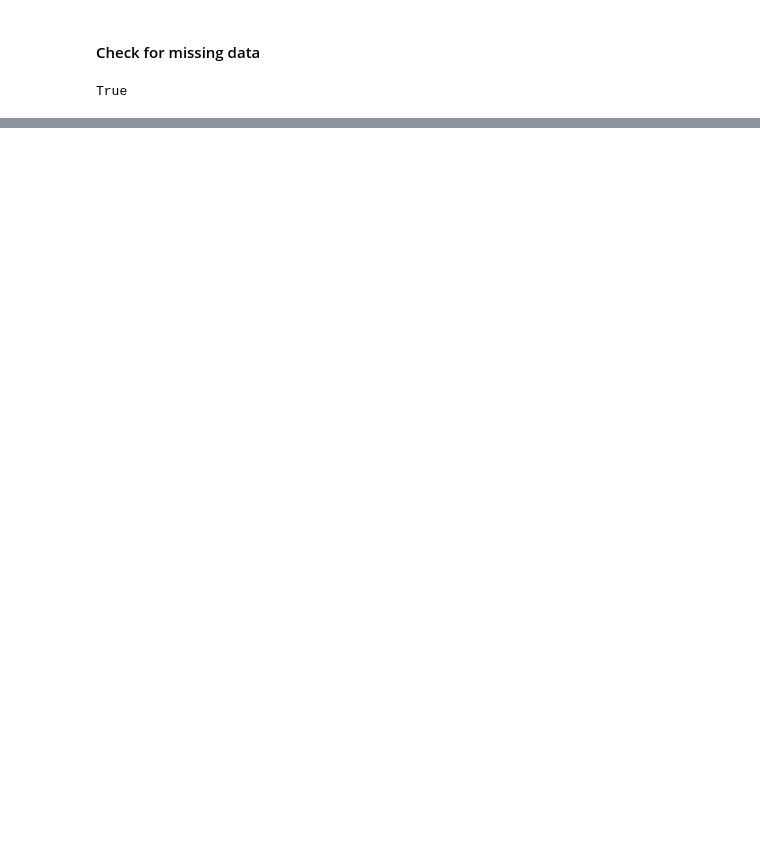
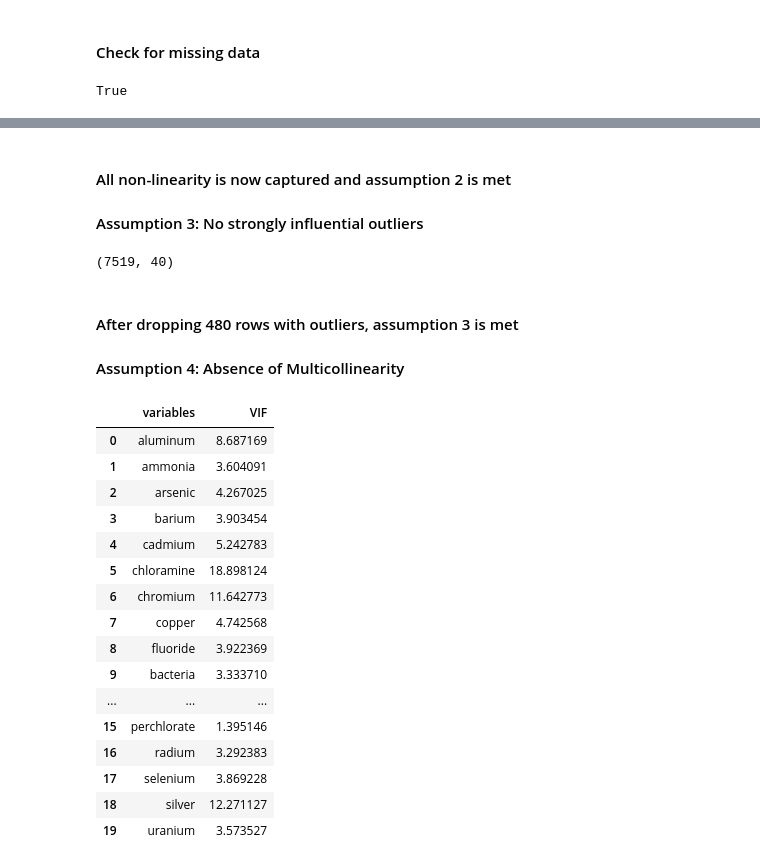
Before and after one commit to LucyDykhouse/data-solutions-capstone, a Jupyter notebook: Data Wrangling.ipynb, the cells around one changed output, grey strips where cells are left out. Drawn from its saved outputs; the diff is of its cells as text; code cells hidden in the pictures; blank space fills up the shorter version.

```diff
--- a/Data Wrangling.ipynb
+++ b/Data Wrangling.ipynb
@@ -196,0 +325,68 @@ cont_df.head()
+# %% [markdown]
+#### All non-linearity is now captured and assumption 2 is met
+
+#### Assumption 3: No strongly influential outliers
+# %%
+def get_outliers(dframe):
+    """Function to generate z-scores for each data point and
+        determine whether points are outliers
+
+        params: dframe - dataframe to check for outliers
+
+        output: array of outliers in dframe"""
+
+
+    z = np.abs(stats.zscore(check_df.iloc[:, 0:20]))
+    threshold = 3.0
+    return np.where(z > threshold)[0]
+# %%
+# Find outliers and drop the rows from dataframe
+
+outliers = get_outliers(check_df)
+check_df.drop(outliers, inplace=True)
+# %%
+# Get shape of dataframe
+check_df.shape
+# %% [output]
+(7519, 40)
+# %% [markdown]
+#### After dropping 480 rows with outliers, assumption 3 is met
+
+#### Assumption 4: Absence of Multicollinearity
+# %%
+def calc_vif(dframe):
+    """ Function to measure degree of multicollinearity using the
+        variance inflation factor (VIF), where a VIF above 5 indicates
+        a high degree of multicollinearity
+
+        params: dframe - the dataframe to check for multicollinearity
+
+        output: vif - the variance inflation factor of all columns"""
+
+
+    vif = pd.DataFrame()
+    vif["variables"] = dframe.columns
+
+    vif["VIF"] = [variance_inflation_factor(dframe.values, i) \
+                  for i in range(dframe.shape[1])]
+    return vif
+# %%
+calc_vif(check_df.iloc[:, 0:20])
+# %% [output]
+|  | variables | VIF |
+| 0 | aluminum | 8.687169 |
+| 1 | ammonia | 3.604091 |
+| 2 | arsenic | 4.267025 |
+| 3 | barium | 3.903454 |
+| 4 | cadmium | 5.242783 |
+| 5 | chloramine | 18.898124 |
+| 6 | chromium | 11.642773 |
+| 7 | copper | 4.742568 |
+| 8 | fluoride | 3.922369 |
+| 9 | bacteria | 3.333710 |
+| ... | ... | ... |
+| 15 | perchlorate | 1.395146 |
+| 16 | radium | 3.292383 |
+| 17 | selenium | 3.869228 |
+| 18 | silver | 12.271127 |
+| 19 | uranium | 3.573527 |
```
Also changed, not shown: parts of 52 cells of this notebook, 1 other file.
